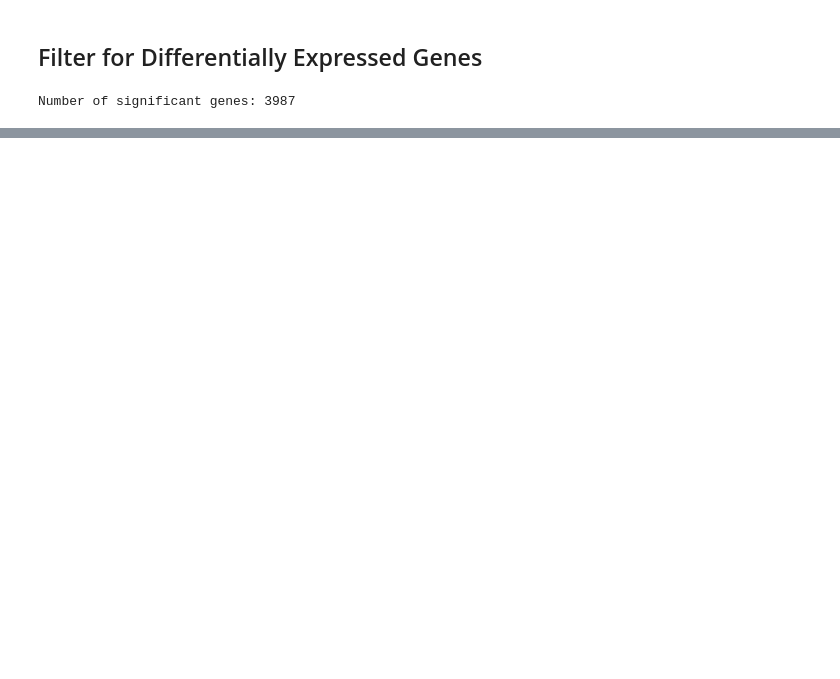
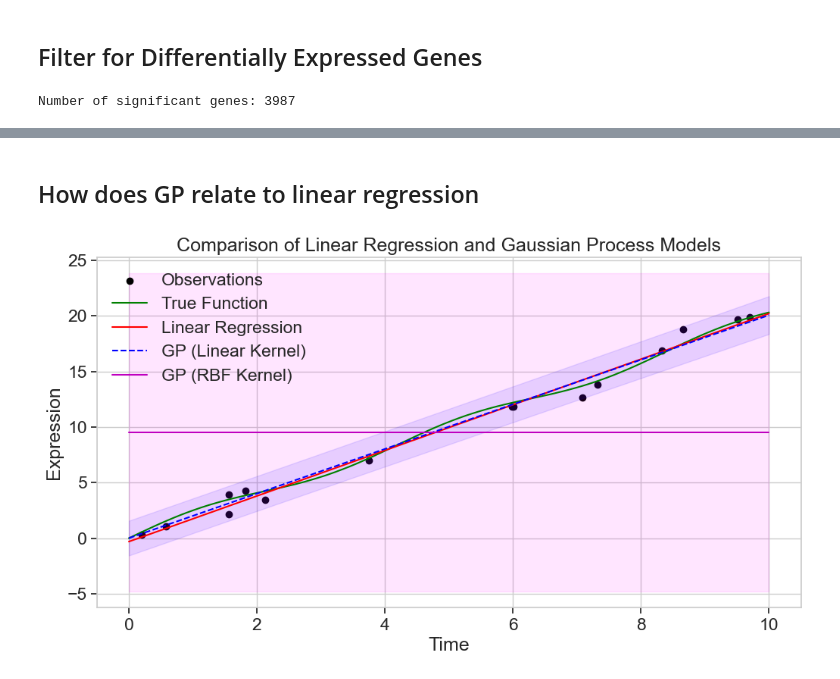
Before and after one commit to gabrielrosendo/CST-425, a Jupyter notebook: Gaussian Regression/GaussianRegression.ipynb, the cells around one changed output, grey strips where cells are left out. Drawn from its saved outputs; the diff is of its cells as text; code cells hidden in the pictures; blank space fills up the shorter version.

```diff
--- a/Gaussian Regression/GaussianRegression.ipynb
+++ b/Gaussian Regression/GaussianRegression.ipynb
@@ -81,0 +139,74 @@ plt.show()
+# %% [markdown]
+## How does GP relate to linear regression
+# %%
+# Function to generate synthetic time series data
+def generate_synthetic_data(n_samples=10, noise_level=0.5):
+    X = np.sort(np.random.rand(n_samples) * 10).reshape(-1, 1)
+    # True function: linear with some nonlinearity
+    y_true = 2*X.ravel() + 0.5*np.sin(1.5*X.ravel())
+    # Add noise
+    y = y_true + noise_level * np.random.randn(n_samples)
+    return X, y, y_true
+
+# Generate data
+np.random.seed(42)
+X, y, y_true = generate_synthetic_data(n_samples=15)
+
+# Fit a linear regression model
+from sklearn.linear_model import LinearRegression
+linear_model = LinearRegression()
+linear_model.fit(X, y)
+y_linear_pred = linear_model.predict(X)
+
+# Fit a GP with a linear kernel
+from sklearn.gaussian_process.kernels import DotProduct
+linear_kernel = DotProduct() + WhiteKernel(noise_level=1.0)
+gp_linear = GaussianProcessRegressor(kernel=linear_kernel)
+gp_linear.fit(X, y)
+
+# Fit a GP with RBF kernel
+rbf_kernel = C(1.0) * RBF(length_scale=1.0) + WhiteKernel(noise_level=1.0)
+gp_rbf = GaussianProcessRegressor(kernel=rbf_kernel)
+gp_rbf.fit(X, y)
+
+# Make predictions on a dense grid
+X_dense = np.linspace(0, 10, 100).reshape(-1, 1)
+y_linear_dense = linear_model.predict(X_dense)
+
+y_gp_linear, sigma_linear = gp_linear.predict(X_dense, return_std=True)
+y_gp_rbf, sigma_rbf = gp_rbf.predict(X_dense, return_std=True)
+
+# Plot the results
+plt.figure(figsize=(12, 6))
+
+# Plot data points
+plt.scatter(X, y, c='k', label='Observations')
+
+# Plot true function
+plt.plot(X_dense, 2*X_dense.ravel() + 0.5*np.sin(1.5*X_dense.ravel()),
+         'g-', label='True Function')
+
+# Plot linear regression
+plt.plot(X_dense, y_linear_dense, 'r-', label='Linear Regression')
+
+# Plot GP with linear kernel
+plt.plot(X_dense, y_gp_linear, 'b--', label='GP (Linear Kernel)')
+plt.fill_between(X_dense.ravel(),
+                 y_gp_linear - 1.96 * sigma_linear,
+                 y_gp_linear + 1.96 * sigma_linear,
+                 alpha=0.1, color='blue')
+
+# Plot GP with RBF kernel
+plt.plot(X_dense, y_gp_rbf, 'm-', label='GP (RBF Kernel)')
+plt.fill_between(X_dense.ravel(),
+                 y_gp_rbf - 1.96 * sigma_rbf,
+                 y_gp_rbf + 1.96 * sigma_rbf,
+                 alpha=0.1, color='magenta')
+
+plt.xlabel('Time')
+plt.ylabel('Expression')
+plt.title('Comparison of Linear Regression and Gaussian Process Models')
+plt.legend()
+plt.show()
+# %% [output]
+[figure, added]
```
Also changed, not shown: parts of 14 cells of this notebook, 1 other file.
